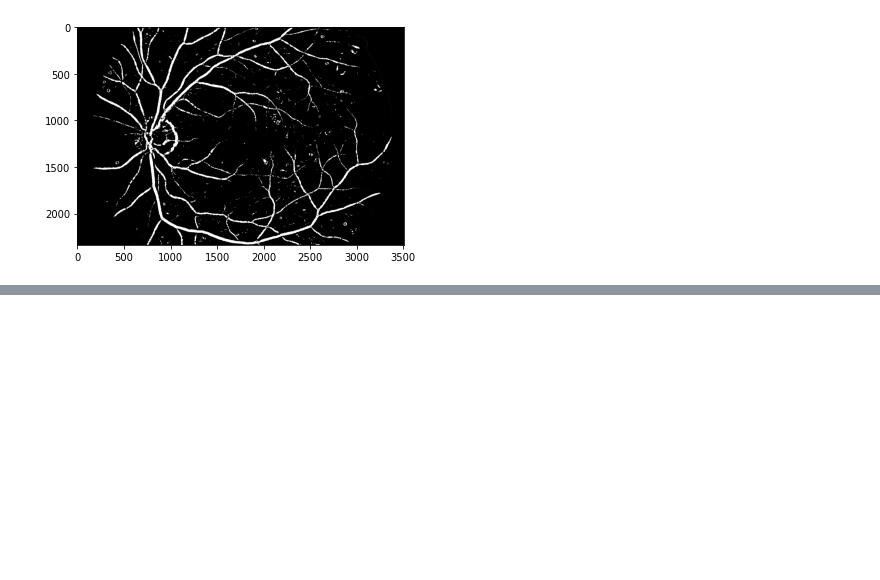
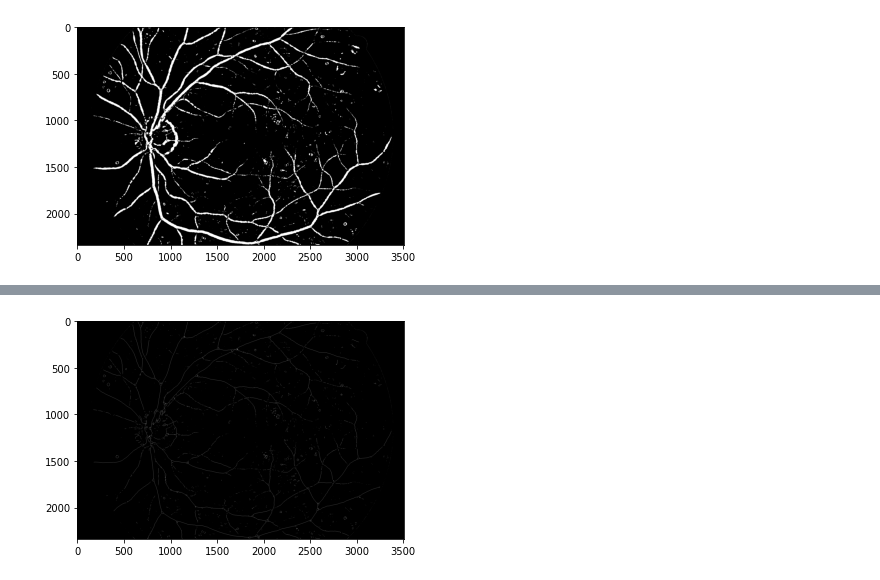
Before and after one commit to MerlinSchoose/imed2, a Jupyter notebook: Segmentation.ipynb, the cells around one changed output, grey strips where cells are left out. Saved outputs shown, nothing was run; the diff lists cells and outputs as text; code cells hidden in the pictures; blank space fills up the shorter version.

```diff
--- a/Segmentation.ipynb
+++ b/Segmentation.ipynb
@@ -76,0 +103,7 @@ print(mean_error)
+# %%
+skels_frangis = np.array([skimage.morphology.skeletonize(img) for img in masked_frangis[:nb_img]])
+
+plt.imshow(skels_frangis[0], cmap=plt.cm.gray)
+plt.show()
+# %% [output]
+[figure, added]
```
Also changed, not shown: parts of 12 cells of this notebook.
